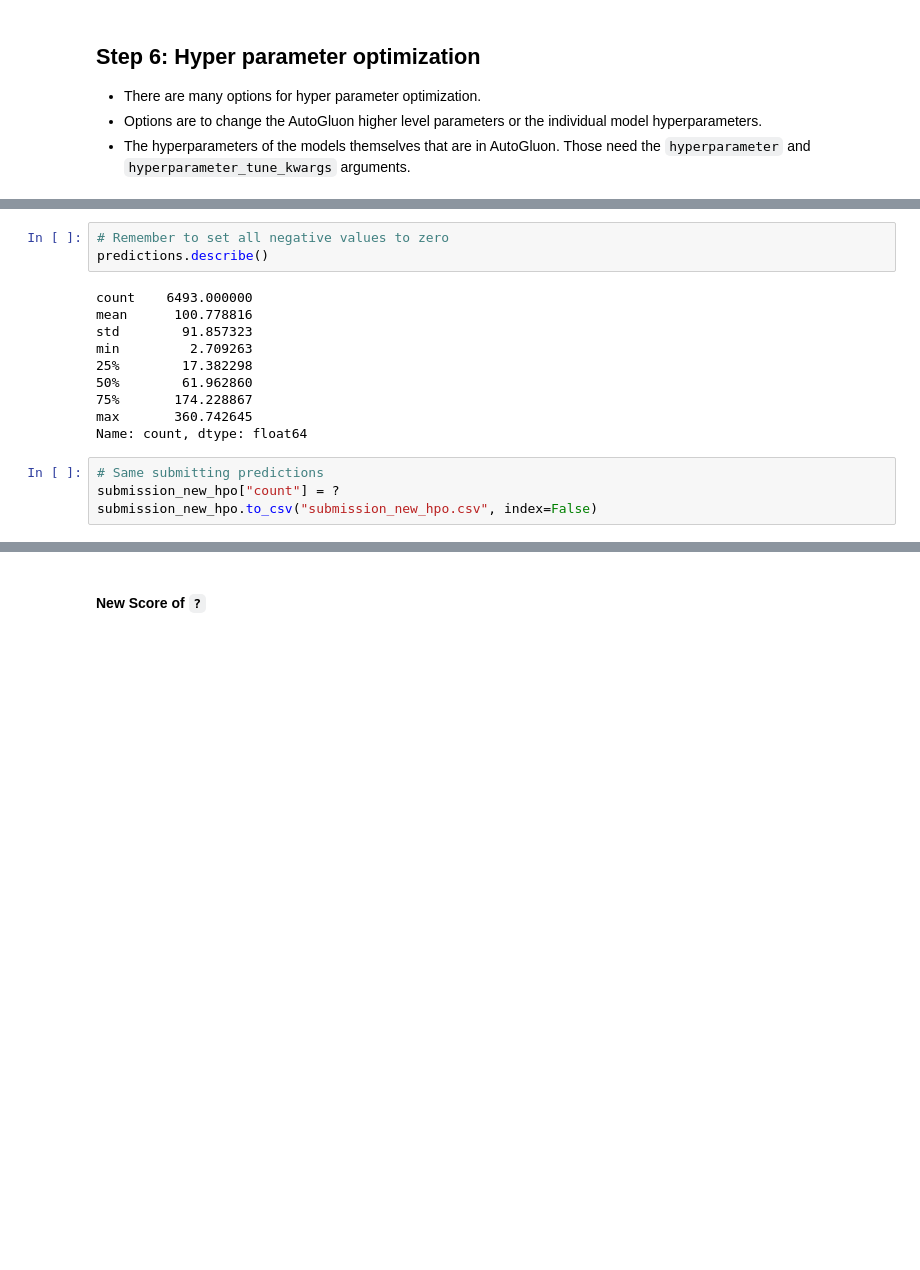
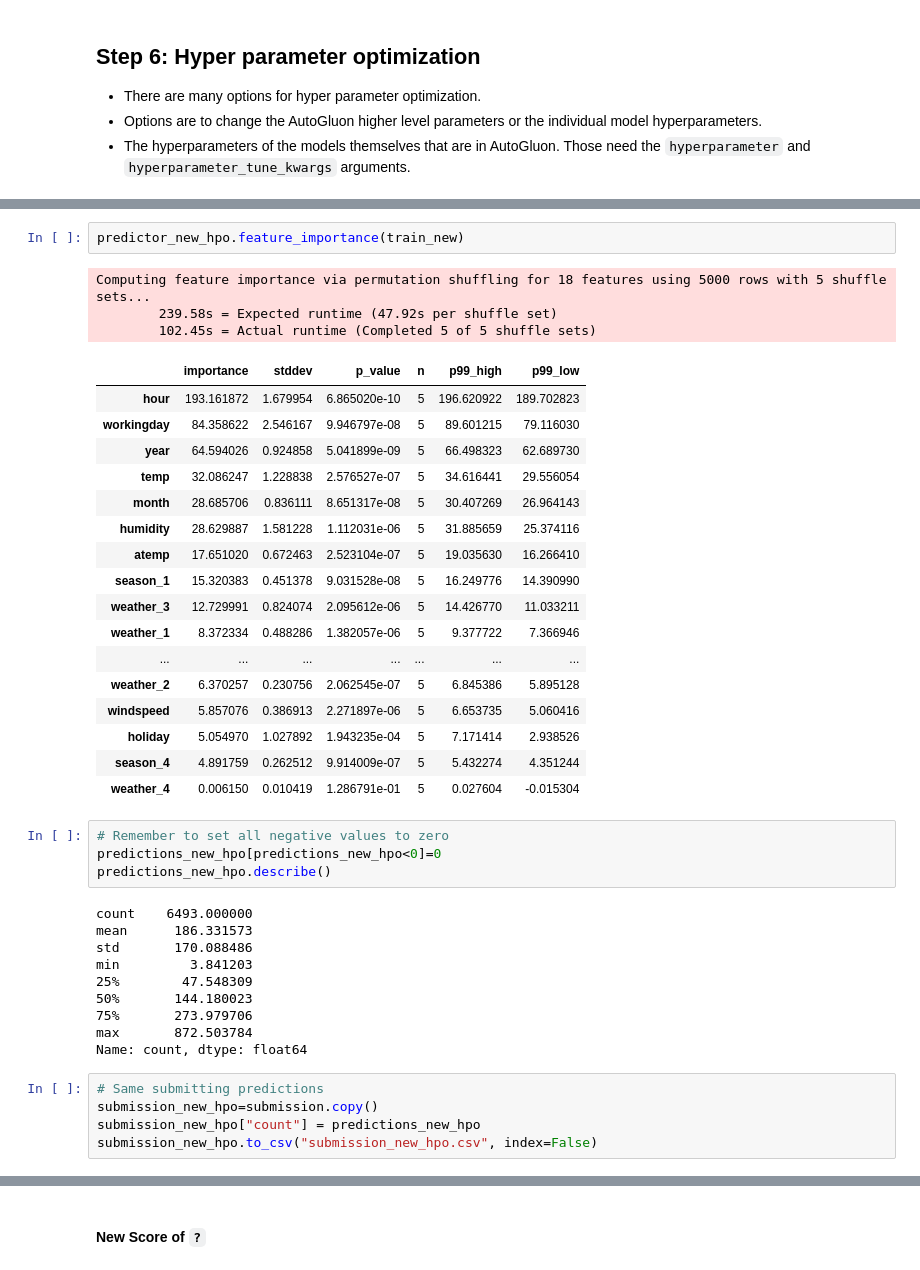
Before and after one commit to jhmao697/cd0385-project-starter, a Jupyter notebook: project/project-bike-share-demand.ipynb, the cells around one changed output, grey strips where cells are left out. Cells and saved outputs as stored; diff of their text form; blank space fills up the shorter version.

Commit message:
first submission

```diff
--- a/project/project-bike-share-demand.ipynb
+++ b/project/project-bike-share-demand.ipynb
@@ -731,19 +847,44 @@ predictor_new_hpo.fit_summary()
+# %%
+predictor_new_hpo.feature_importance(train_new)
+# %% [output]
+Computing feature importance via permutation shuffling for 18 features using 5000 rows with 5 shuffle sets...
+        239.58s = Expected runtime (47.92s per shuffle set)
+        102.45s = Actual runtime (Completed 5 of 5 shuffle sets)
+|  | importance | stddev | p_value | n | p99_high | p99_low |
+| hour | 193.161872 | 1.679954 | 6.865020e-10 | 5 | 196.620922 | 189.702823 |
+| workingday | 84.358622 | 2.546167 | 9.946797e-08 | 5 | 89.601215 | 79.116030 |
+| year | 64.594026 | 0.924858 | 5.041899e-09 | 5 | 66.498323 | 62.689730 |
+| temp | 32.086247 | 1.228838 | 2.576527e-07 | 5 | 34.616441 | 29.556054 |
+| month | 28.685706 | 0.836111 | 8.651317e-08 | 5 | 30.407269 | 26.964143 |
+| humidity | 28.629887 | 1.581228 | 1.112031e-06 | 5 | 31.885659 | 25.374116 |
+| atemp | 17.651020 | 0.672463 | 2.523104e-07 | 5 | 19.035630 | 16.266410 |
+| season_1 | 15.320383 | 0.451378 | 9.031528e-08 | 5 | 16.249776 | 14.390990 |
+| weather_3 | 12.729991 | 0.824074 | 2.095612e-06 | 5 | 14.426770 | 11.033211 |
+| weather_1 | 8.372334 | 0.488286 | 1.382057e-06 | 5 | 9.377722 | 7.366946 |
+| ... | ... | ... | ... | ... | ... | ... |
+| weather_2 | 6.370257 | 0.230756 | 2.062545e-07 | 5 | 6.845386 | 5.895128 |
+| windspeed | 5.857076 | 0.386913 | 2.271897e-06 | 5 | 6.653735 | 5.060416 |
+| holiday | 5.054970 | 1.027892 | 1.943235e-04 | 5 | 7.171414 | 2.938526 |
+| season_4 | 4.891759 | 0.262512 | 9.914009e-07 | 5 | 5.432274 | 4.351244 |
+| weather_4 | 0.006150 | 0.010419 | 1.286791e-01 | 5 | 0.027604 | -0.015304 |
 # %%
 # Remember to set all negative values to zero
-predictions.describe()
+predictions_new_hpo[predictions_new_hpo<0]=0
+predictions_new_hpo.describe()
 # %% [output]
 count    6493.000000
-mean      100.778816
-std        91.857323
-min         2.709263
-25%        17.382298
-50%        61.962860
-75%       174.228867
-max       360.742645
+mean      186.331573
+std       170.088486
+min         3.841203
+25%        47.548309
+50%       144.180023
+75%       273.979706
+max       872.503784
 Name: count, dtype: float64
 # %%
 # Same submitting predictions
-submission_new_hpo["count"] = ?
+submission_new_hpo=submission.copy()
+submission_new_hpo["count"] = predictions_new_hpo
 submission_new_hpo.to_csv("submission_new_hpo.csv", index=False)
 # %%
 !kaggle competitions submit -c bike-sharing-demand -f submission_new_hpo.csv -m "new features with hyperparameters"
```
Also changed, not shown: parts of 17 cells of this notebook, 7 other files.
